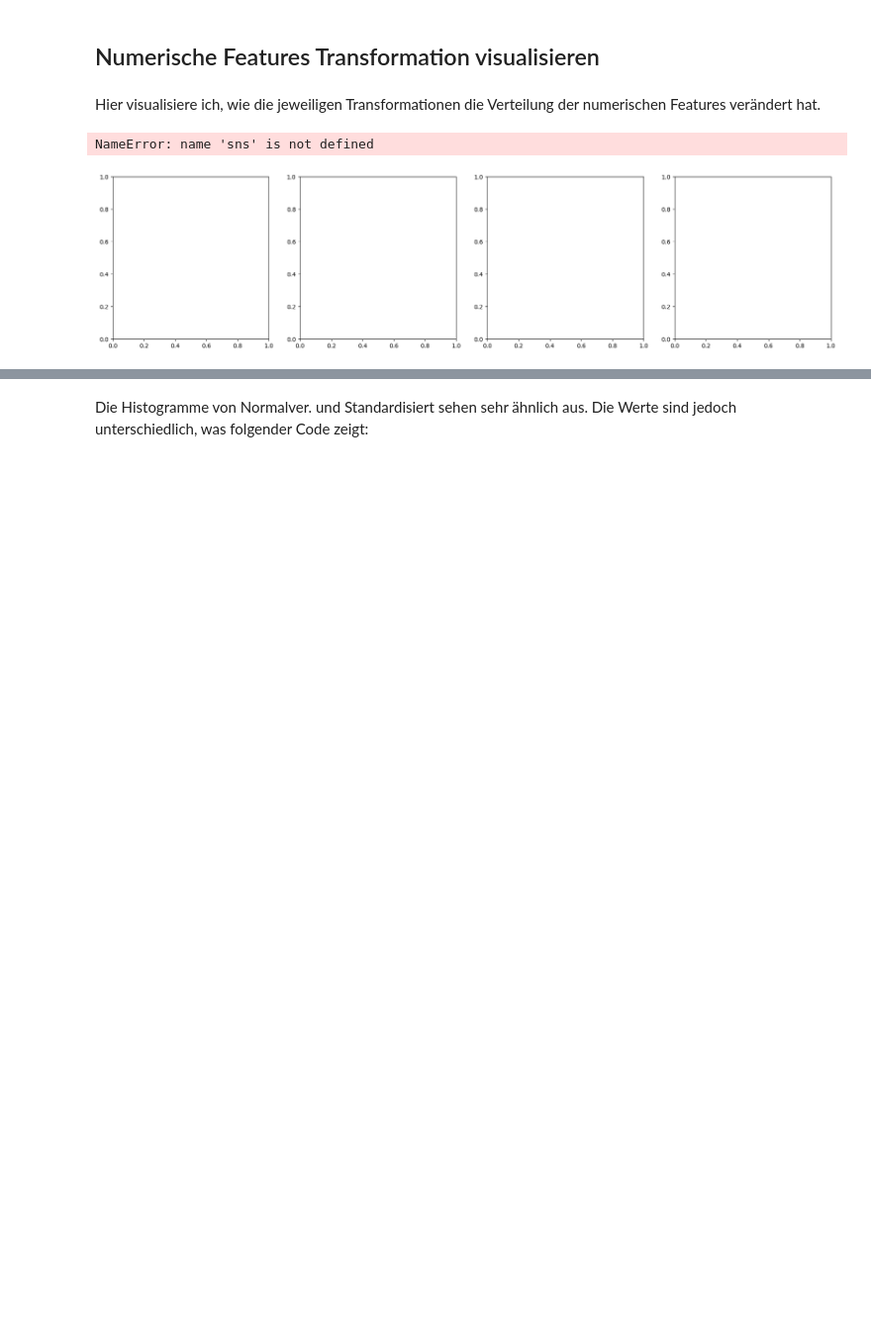
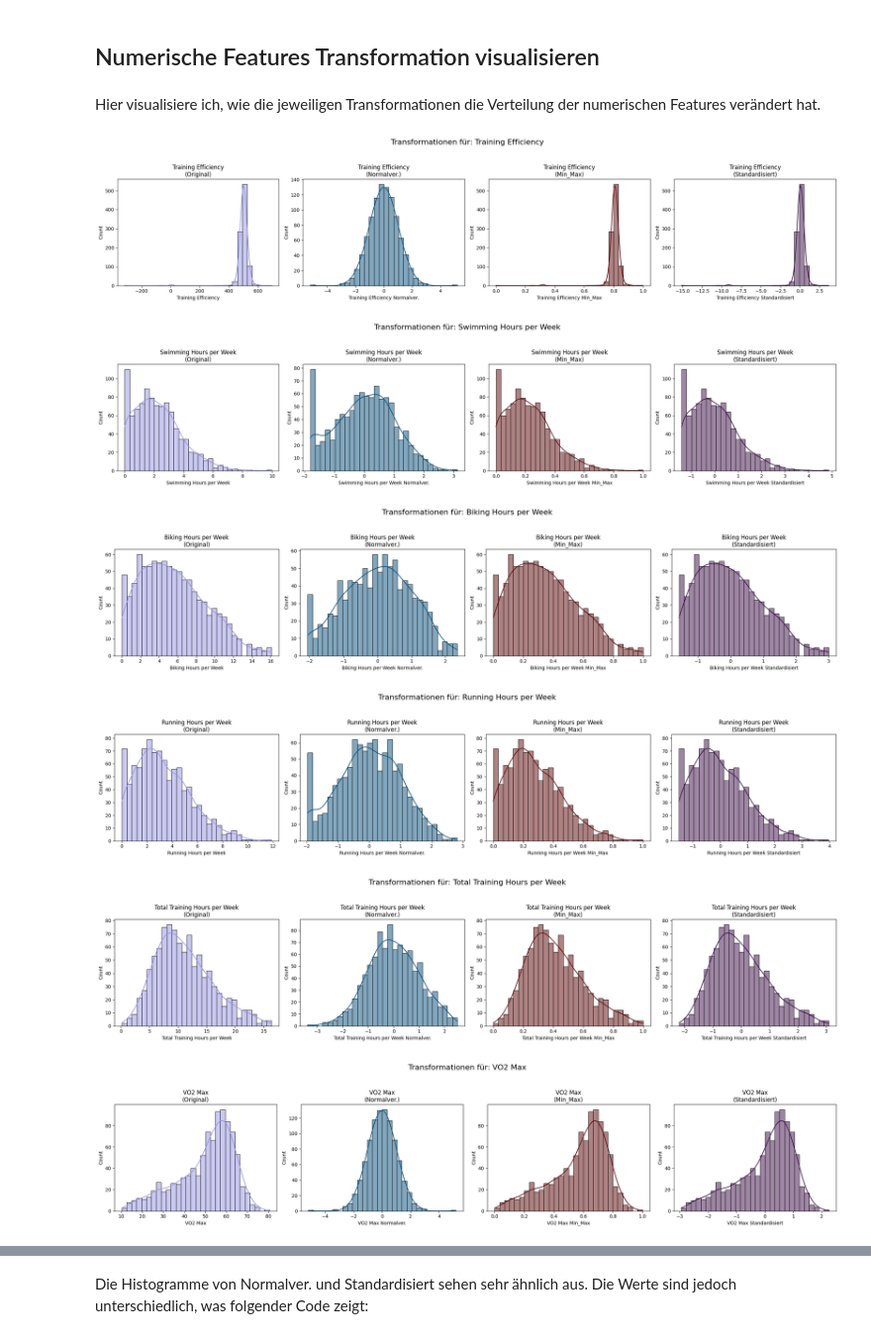
Before and after one commit to MarioKrupinski/Introduction-to-Data-Science-AI, a Jupyter notebook: notebooks/preparation.ipynb, the cells around one changed output, grey strips where cells are left out. Shown at 99% size. Saved outputs shown, nothing was run; the diff lists cells and outputs as text; code cells hidden in the pictures; blank space fills up the shorter version.

```diff
--- a/notebooks/preparation.ipynb
+++ b/notebooks/preparation.ipynb
@@ -35,3 +31,10 @@ warnings.filterwarnings("ignore", category=ConvergenceWarning)
+# %%
+# Farben für Diagramme
+color1 = '#9794E4' # Helllila
+color2 = '#06507F' # Dunkelblau
+color3 = '#5F0607' # Dunkelrot
+color4 = '#3E0E4B' # Lila
+color5 = '#D5E1F8' # Hellblau
 # %%
 df_test = pd.read_csv('../data/raw/triathlon_watch_test_data_final.csv')
 df_training = pd.read_csv('../data/raw/triathlon_watch_training_data_final.csv')
@@ -1625,19 +1023,3 @@ Hier werden die besten Imputationen pro Feature gezeigt.
-# %%
-def all_imputation(df: pd.DataFrame) -> pd.DataFrame:
-    df = df.copy()
-
-
-    #df = custom_transform_baseline(df)
-    df = custom_transform_dq(df)
-
-
-    df = impute_negative_age(df)
-    df = impute_calories_burned_knn(df)
-    df = impute_goal_of_training(df)
-    df = impute_vo2_max_rf(df)
-    df = impute_synchronisation(df)
-    df = impute_subscription_type(df)
-    return df
 # %%
 pipeline_imp = create_pipeline(all_imputation)
 
@@ -2834,6 +2154,7 @@ def plot_transformations(df):
       - Min-Max-transformierte Daten: z. B. "Swimming Hours per Week Normalver. Min_Max"
       - Standardisierte Daten: z. B. "Swimming Hours per Week Normalver. Standardisiert"
     """
+
     # Liste der Basis-Features, die transformiert wurden
     base_features = [
         "Training Efficiency",
@@ -2860,7 +2181,7 @@ def plot_transformations(df):
 
         # --- Originaldaten plotten
         if original_col in df.columns:
-            sns.histplot(df[original_col], bins=30, kde=True, ax=axes[0], color='skyblue')
+            sns.histplot(df[original_col], bins=30, kde=True, ax=axes[0], color=color1)
             axes[0].set_title(f"{feature}\n(Original)")
             axes[0].set_xlabel(feature)
         else:
@@ -2869,38 +2190,42 @@ def plot_transformations(df):
 
         # --- Normalver. Daten plotten
         if normalver_col in df.columns:
-            sns.histplot(df[normalver_col], bins=30, kde=True, ax=axes[1], color='lightgreen')
+            sns.histplot(df[normalver_col], bins=30, kde=True, ax=axes[1], color=color2)
             axes[1].set_title(f"{feature}\n(Normalver.)")
             axes[1].set_xlabel(normalver_col)
         else:
             axes[1].text(0.5, 0.5, f"'{normalver_col}' fehlt", ha='center')
             axes[1].set_title("Normalver.")
 
         # --- Min-Max-transformierte Daten plotten
         if minmax_col in df.columns:
-            sns.histplot(df[minmax_col], bins=30, kde=True, ax=axes[2], color='orange')
+            sns.histplot(df[minmax_col], bins=30, kde=True, ax=axes[2], color=color3)
             axes[2].set_title(f"{feature}\n(Min_Max)")
             axes[2].set_xlabel(minmax_col)
         else:
             axes[2].text(0.5, 0.5, f"'{minmax_col}' fehlt", ha='center')
             axes[2].set_title("Min_Max")
 
         # --- Standardisierte Daten plotten
         if std_col in df.columns:
-            sns.histplot(df[std_col], bins=30, kde=True, ax=axes[3], color='salmon')
+            sns.histplot(df[std_col], bins=30, kde=True, ax=axes[3], color=color4)
             axes[3].set_title(f"{feature}\n(Standardisiert)")
             axes[3].set_xlabel(std_col)
         else:
             axes[3].text(0.5, 0.5, f"'{std_col}' fehlt", ha='center')
             axes[3].set_title("Standardisiert")
 
         # Gesamttitel für den Vergleich
         fig.suptitle(f"Transformationen für: {feature}", fontsize=16)
         plt.tight_layout(rect=[0, 0, 1, 0.93])
         plt.show()
 
 # Anwendung des Plotting-Tools:
 plot_transformations(df_training_no_missing_values)
 # %% [output]
-NameError: name 'sns' is not defined
-[figure, old version]
+[figure, new version]
+[figure, added]
+[figure, added]
+[figure, added]
+[figure, added]
+[figure, added]
```
Also changed, not shown: parts of 123 cells of this notebook, 2 other files.
